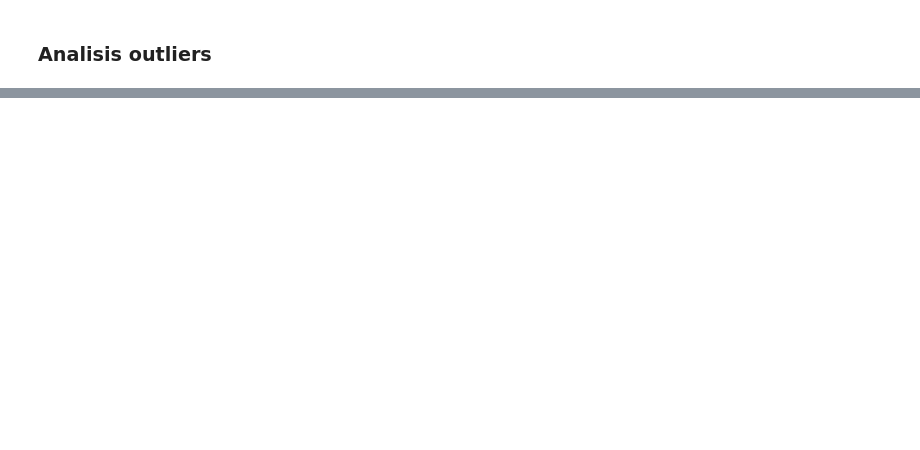
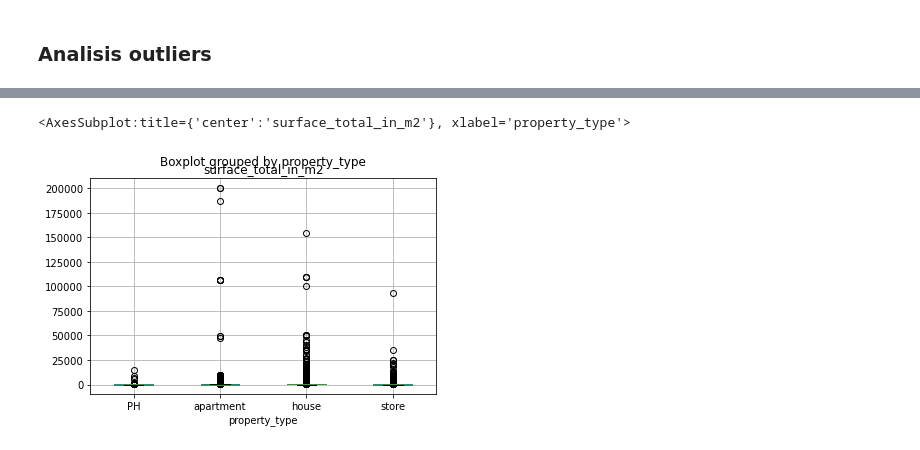
Before and after one commit to Gonzabarbot/Car_pricing, a Jupyter notebook: Car_pricing.ipynb, the cells around one changed output, grey strips where cells are left out. Saved outputs shown, nothing was run; the diff lists cells and outputs as text; code cells hidden in the pictures; blank space fills up the shorter version.

```diff
--- a/Car_pricing.ipynb
+++ b/Car_pricing.ipynb
@@ -199,0 +354,10 @@ data.boxplot(by='Engi',column= ['Price'])
+# %%
+#Identificamos nuestra problación que serán los surface_total_in_m2 según property_type
+
+data_superficie = data.groupby(['property_type'])[['surface_total_in_m2']]
+
+#data["condicion"] = data.groupby("property_type")["Surface_total_in_m2"].transform(lambda grp: grp < up_threshold[grp.name] )
+
+data_superficie_count = data_superficie.count()
+
+data_superficie.describe()
@@ -199,0 +372,8 @@ data.boxplot(by='Engi',column= ['Price'])
+# %%
+#Se calculan los cuartiles
+q1 = data_superficie.quantile(0.25)
+print(q1)
+q2 = data_superficie.quantile(0.5)
+print(q2)
+q3 = data_superficie.quantile(0.75)
+print(q3)
@@ -199,0 +399,9 @@ data.boxplot(by='Engi',column= ['Price'])
+# %%
+#Se calculan los valores límites a partir de los cuales se delimitarán los valores outliers
+iqr = (q3 - q1) * 1.5
+
+up_threshold = q3 + iqr
+low_threshold = q1 - iqr
+
+print(up_threshold)
+print(low_threshold)
@@ -199,0 +421,3 @@ data.boxplot(by='Engi',column= ['Price'])
+# %%
+data["condicion"] = data.groupby("property_type")["surface_total_in_m2"].transform(lambda grp:  (grp < up_threshold['surface_total_in_m2'][grp.name]))
+#data["condicion"] = data.groupby("property_type")["surface_total_in_m2"].transform(lambda grp:  (grp < up_threshold['surface_total_in_m2'][grp.name]) | (grp > low_threshold['surface_total_in_m2'][grp.name])  )
@@ -199,0 +483,6 @@ data.boxplot(by='Engi',column= ['Price'])
+# %%
+#Se grafican los valores para visualizar los outliers según property_type en la Data base
+data.boxplot(by='property_type',column= ['surface_total_in_m2'])
+# %% [output]
+<AxesSubplot:title={'center':'surface_total_in_m2'}, xlabel='property_type'>
+[figure, added]
```
Also changed, not shown: parts of 162 cells of this notebook.
